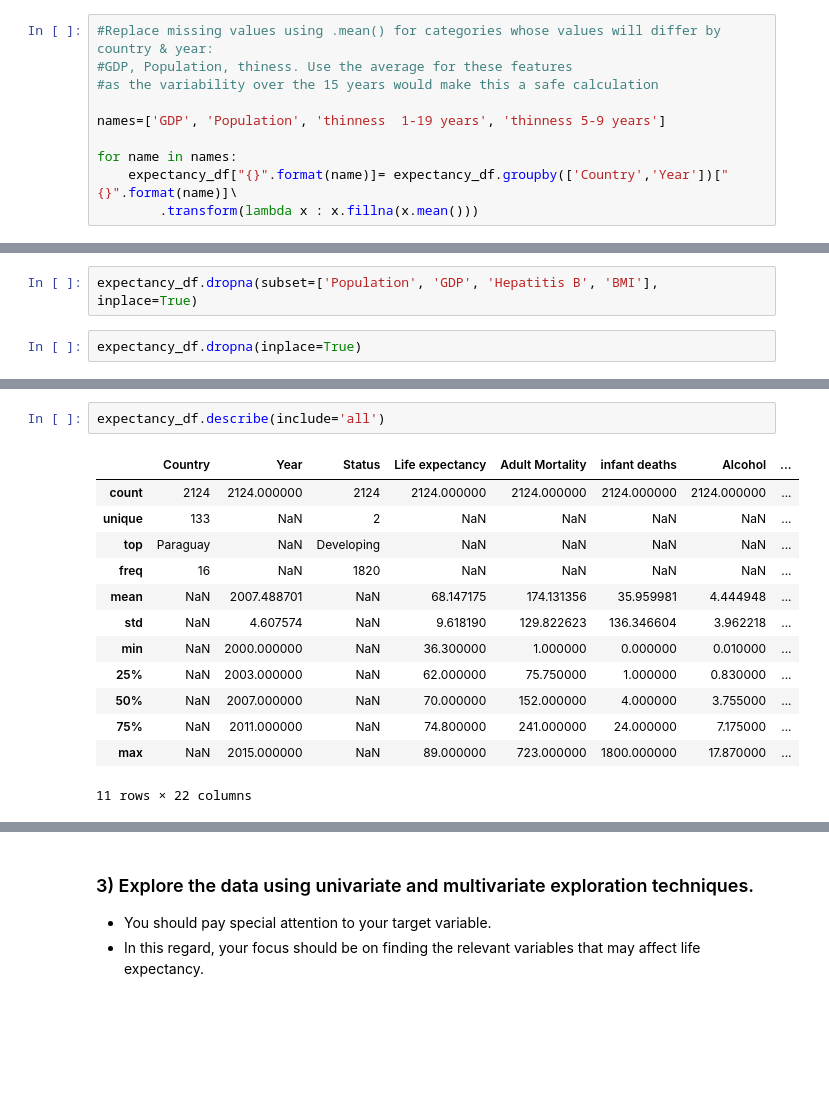
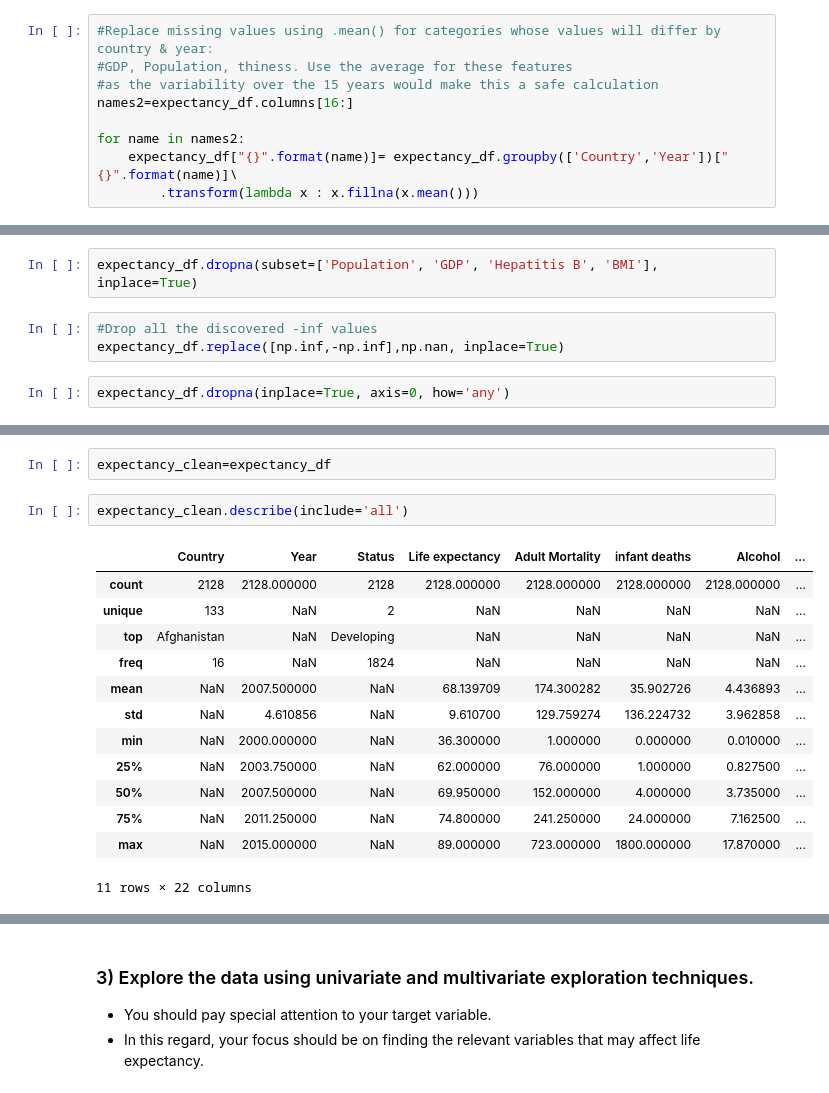
Before and after one commit to TheONEShafiq/Thinkful_Exercises, a Jupyter notebook: EDA_Challenge.ipynb, the cells around one changed output, grey strips where cells are left out. Drawn from its saved outputs; the diff is of its cells as text; blank space fills up the shorter version.

```diff
--- a/EDA_Challenge.ipynb
+++ b/EDA_Challenge.ipynb
@@ -137,10 +121,9 @@ for name in names:
 #Replace missing values using .mean() for categories whose values will differ by country & year:
 #GDP, Population, thiness. Use the average for these features
 #as the variability over the 15 years would make this a safe calculation
+names2=expectancy_df.columns[16:]
 
-names=['GDP', 'Population', 'thinness  1-19 years', 'thinness 5-9 years']
-
-for name in names:
+for name in names2:
     expectancy_df["{}".format(name)]= expectancy_df.groupby(['Country','Year'])["{}".format(name)]\
         .transform(lambda x : x.fillna(x.mean()))
 # %%
@@ -162,7 +136,10 @@ for name in names:
 # %%
 expectancy_df.dropna(subset=['Population', 'GDP', 'Hepatitis B', 'BMI'], inplace=True)
+# %%
+#Drop all the discovered -inf values
+expectancy_df.replace([np.inf,-np.inf],np.nan, inplace=True)
 # %%
-expectancy_df.dropna(inplace=True)
+expectancy_df.dropna(inplace=True, axis=0, how='any')
 # %%
 #Check % of missing values
 expectancy_df.isnull().sum()/expectancy_df.isnull().count()
@@ -184,20 +161,22 @@ thinness 5-9 years                 0.0
 Income composition of resources    0.0
 Schooling                          0.0
 dtype: float64
+# %%
+expectancy_clean=expectancy_df
 # %%
-expectancy_df.describe(include='all')
+expectancy_clean.describe(include='all')
 # %% [output]
 |  | Country | Year | Status | Life expectancy | Adult Mortality | infant deaths | Alcohol | ... |
-| count | 2124 | 2124.000000 | 2124 | 2124.000000 | 2124.000000 | 2124.000000 | 2124.000000 | ... |
+| count | 2128 | 2128.000000 | 2128 | 2128.000000 | 2128.000000 | 2128.000000 | 2128.000000 | ... |
 | unique | 133 | NaN | 2 | NaN | NaN | NaN | NaN | ... |
-| top | Paraguay | NaN | Developing | NaN | NaN | NaN | NaN | ... |
-| freq | 16 | NaN | 1820 | NaN | NaN | NaN | NaN | ... |
-| mean | NaN | 2007.488701 | NaN | 68.147175 | 174.131356 | 35.959981 | 4.444948 | ... |
-| std | NaN | 4.607574 | NaN | 9.618190 | 129.822623 | 136.346604 | 3.962218 | ... |
+| top | Afghanistan | NaN | Developing | NaN | NaN | NaN | NaN | ... |
+| freq | 16 | NaN | 1824 | NaN | NaN | NaN | NaN | ... |
+| mean | NaN | 2007.500000 | NaN | 68.139709 | 174.300282 | 35.902726 | 4.436893 | ... |
+| std | NaN | 4.610856 | NaN | 9.610700 | 129.759274 | 136.224732 | 3.962858 | ... |
 | min | NaN | 2000.000000 | NaN | 36.300000 | 1.000000 | 0.000000 | 0.010000 | ... |
-| 25% | NaN | 2003.000000 | NaN | 62.000000 | 75.750000 | 1.000000 | 0.830000 | ... |
-| 50% | NaN | 2007.000000 | NaN | 70.000000 | 152.000000 | 4.000000 | 3.755000 | ... |
-| 75% | NaN | 2011.000000 | NaN | 74.800000 | 241.000000 | 24.000000 | 7.175000 | ... |
+| 25% | NaN | 2003.750000 | NaN | 62.000000 | 76.000000 | 1.000000 | 0.827500 | ... |
+| 50% | NaN | 2007.500000 | NaN | 69.950000 | 152.000000 | 4.000000 | 3.735000 | ... |
+| 75% | NaN | 2011.250000 | NaN | 74.800000 | 241.250000 | 24.000000 | 7.162500 | ... |
 | max | NaN | 2015.000000 | NaN | 89.000000 | 723.000000 | 1800.000000 | 17.870000 | ... |
 11 rows × 22 columns
 # %%
```
Also changed, not shown: parts of 48 cells of this notebook.
